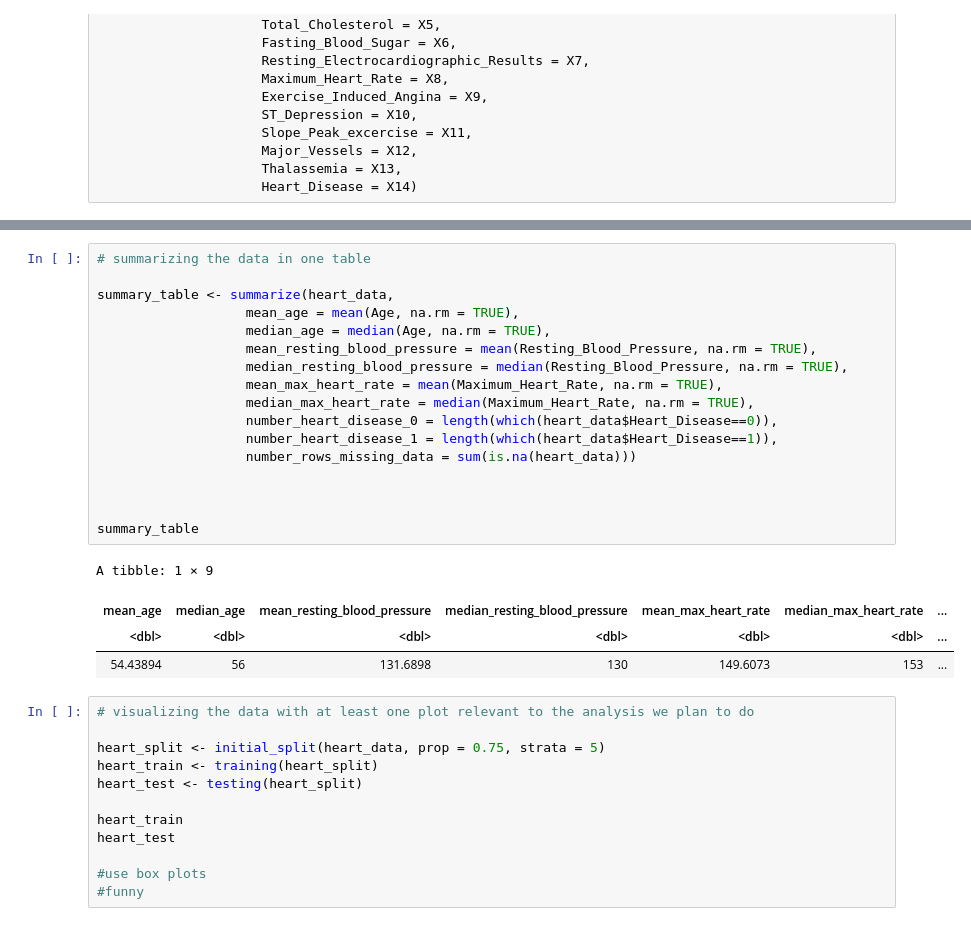
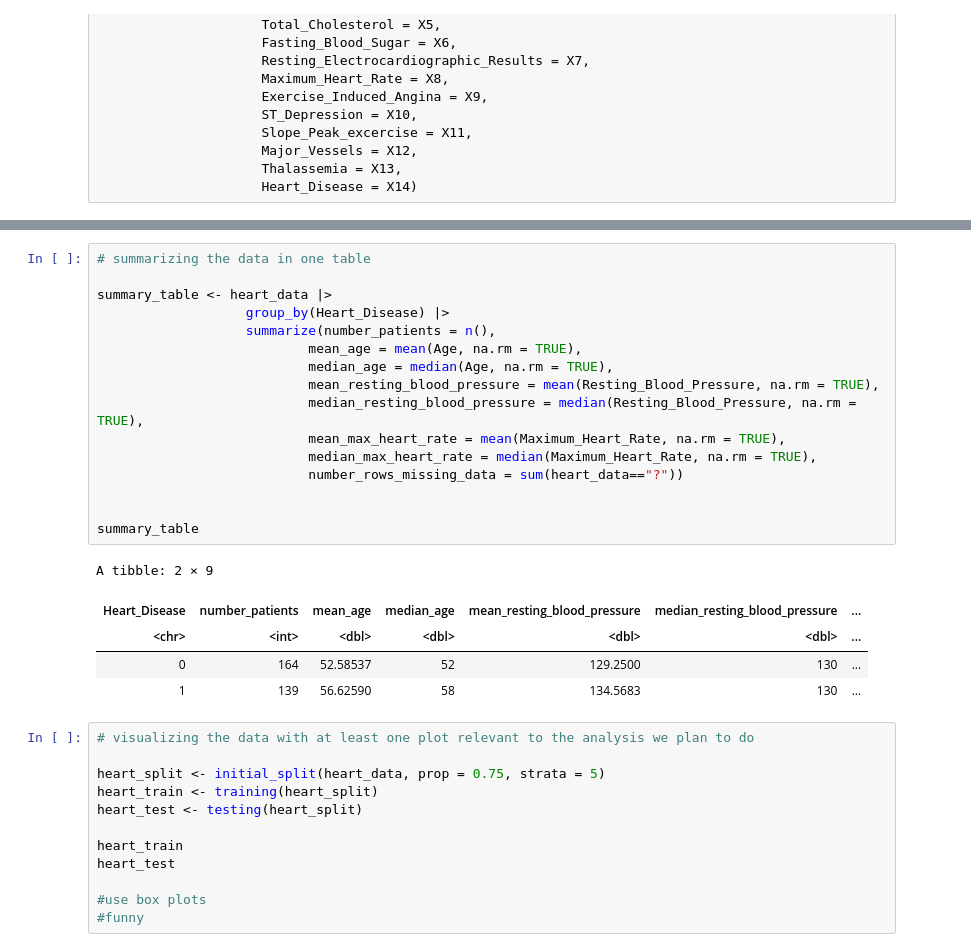
Before and after one commit to meganong1/heart-disease-predictor, a Jupyter notebook: ProjectProposal.ipynb, the cells around one changed output, grey strips where cells are left out. Cells and saved outputs as stored; diff of their text form.

```diff
--- a/ProjectProposal.ipynb
+++ b/ProjectProposal.ipynb
@@ -96,25 +96,25 @@ A spec_tbl_df: 303 × 14
 # %%
 # summarizing the data in one table
 
-summary_table <- summarize(heart_data,
-                   mean_age = mean(Age, na.rm = TRUE),
-                   median_age = median(Age, na.rm = TRUE),
-                   mean_resting_blood_pressure = mean(Resting_Blood_Pressure, na.rm = TRUE),
-                   median_resting_blood_pressure = median(Resting_Blood_Pressure, na.rm = TRUE),
-                   mean_max_heart_rate = mean(Maximum_Heart_Rate, na.rm = TRUE),
-                   median_max_heart_rate = median(Maximum_Heart_Rate, na.rm = TRUE),
-                   number_heart_disease_0 = length(which(heart_data$Heart_Disease==0)),
-                   number_heart_disease_1 = length(which(heart_data$Heart_Disease==1)),
-                   number_rows_missing_data = sum(is.na(heart_data)))
-
+summary_table <- heart_data |>
+                   group_by(Heart_Disease) |>
+                   summarize(number_patients = n(),
+                           mean_age = mean(Age, na.rm = TRUE),
+                           median_age = median(Age, na.rm = TRUE),
+                           mean_resting_blood_pressure = mean(Resting_Blood_Pressure, na.rm = TRUE),
+                           median_resting_blood_pressure = median(Resting_Blood_Pressure, na.rm = TRUE),
+                           mean_max_heart_rate = mean(Maximum_Heart_Rate, na.rm = TRUE),
+                           median_max_heart_rate = median(Maximum_Heart_Rate, na.rm = TRUE),
+                           number_rows_missing_data = sum(heart_data=="?"))
 
 
 summary_table
 # %% [output]
-A tibble: 1 × 9
+A tibble: 2 × 9
-| mean_age | median_age | mean_resting_blood_pressure | median_resting_blood_pressure | mean_max_heart_rate | median_max_heart_rate | ... |
-| <dbl> | <dbl> | <dbl> | <dbl> | <dbl> | <dbl> | ... |
-| 54.43894 | 56 | 131.6898 | 130 | 149.6073 | 153 | ... |
+| Heart_Disease | number_patients | mean_age | median_age | mean_resting_blood_pressure | median_resting_blood_pressure | ... |
+| <chr> | <int> | <dbl> | <dbl> | <dbl> | <dbl> | ... |
+| 0 | 164 | 52.58537 | 52 | 129.2500 | 130 | ... |
+| 1 | 139 | 56.62590 | 58 | 134.5683 | 130 | ... |
 # %%
 # visualizing the data with at least one plot relevant to the analysis we plan to do
 
```
Also changed, not shown: parts of 5 cells of this notebook.
